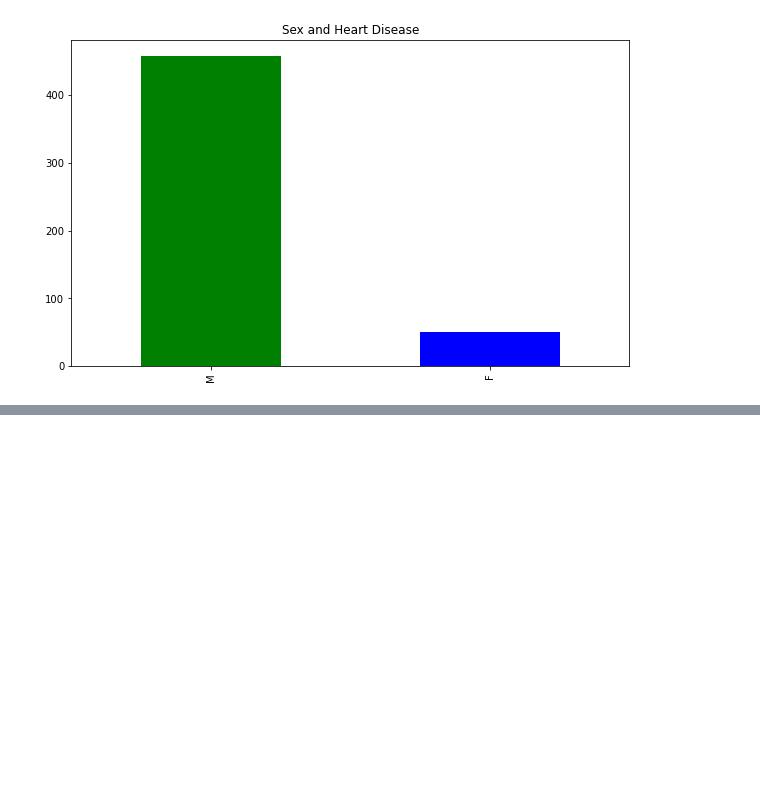
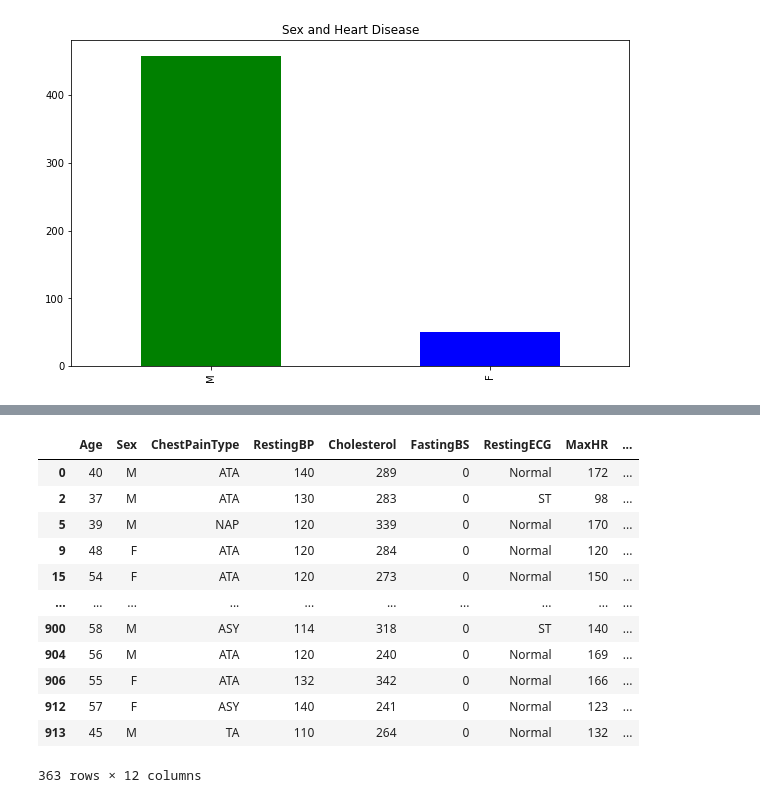
Before and after one commit to lgomez17/HeartFailure, a Jupyter notebook: heart_disease.ipynb, the cells around one changed output, grey strips where cells are left out. Drawn from its saved outputs; the diff is of its cells as text; code cells hidden in the pictures; blank space fills up the shorter version.

```diff
--- a/heart_disease.ipynb
+++ b/heart_disease.ipynb
@@ -148,0 +197,16 @@ Text(0.5, 1.0, 'Sex and Heart Disease')
+# %%
+heartdisease_data[heartdisease_data["Cholesterol"]>=240]
+# %% [output]
+|  | Age | Sex | ChestPainType | RestingBP | Cholesterol | FastingBS | RestingECG | MaxHR | ... |
+| 0 | 40 | M | ATA | 140 | 289 | 0 | Normal | 172 | ... |
+| 2 | 37 | M | ATA | 130 | 283 | 0 | ST | 98 | ... |
+| 5 | 39 | M | NAP | 120 | 339 | 0 | Normal | 170 | ... |
+| 9 | 48 | F | ATA | 120 | 284 | 0 | Normal | 120 | ... |
+| 15 | 54 | F | ATA | 120 | 273 | 0 | Normal | 150 | ... |
+| ... | ... | ... | ... | ... | ... | ... | ... | ... | ... |
+| 900 | 58 | M | ASY | 114 | 318 | 0 | ST | 140 | ... |
+| 904 | 56 | M | ATA | 120 | 240 | 0 | Normal | 169 | ... |
+| 906 | 55 | F | ATA | 132 | 342 | 0 | Normal | 166 | ... |
+| 912 | 57 | F | ASY | 140 | 241 | 0 | Normal | 123 | ... |
+| 913 | 45 | M | TA | 110 | 264 | 0 | Normal | 132 | ... |
+363 rows × 12 columns
```
Also changed, not shown: parts of 9 cells of this notebook, 2 other files.
